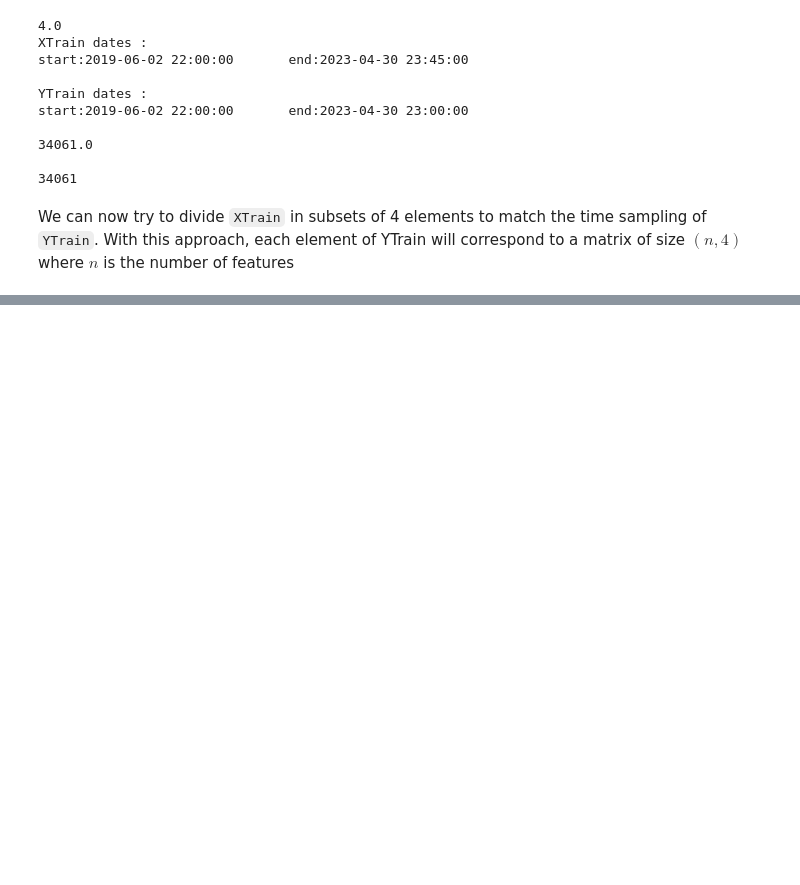
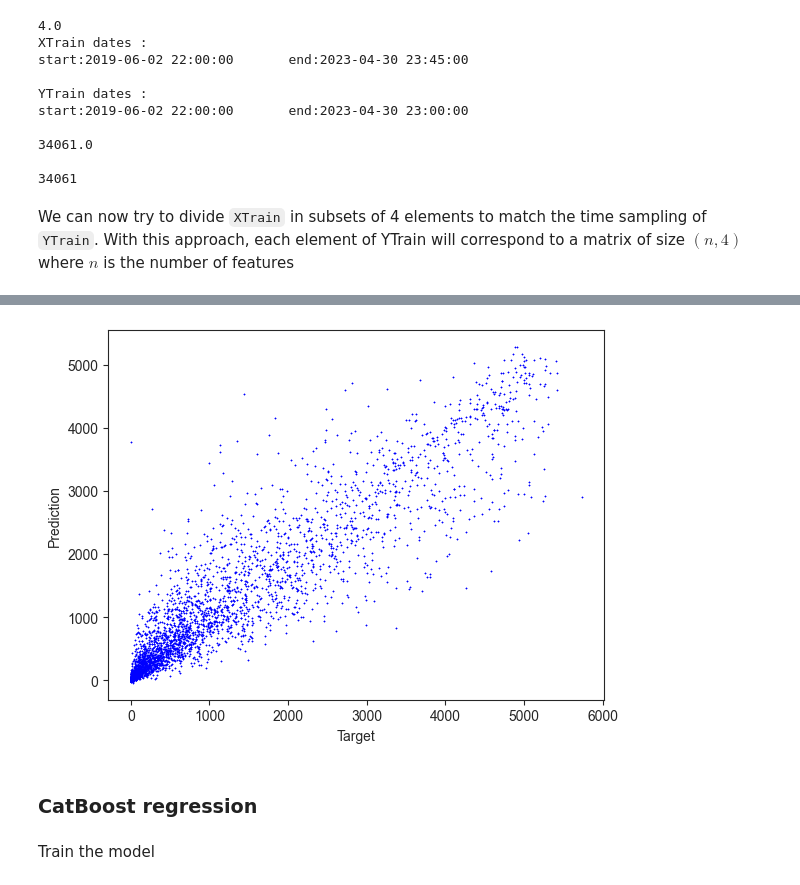
Before and after one commit to hugokerino/Energy-forecasting-NTNU, a Jupyter notebook: data/Noe/Data_exploration.ipynb, the cells around one changed output, grey strips where cells are left out. Saved outputs shown, nothing was run; the diff lists cells and outputs as text; code cells hidden in the pictures; blank space fills up the shorter version.

```diff
--- a/data/Noe/Data_exploration.ipynb
+++ b/data/Noe/Data_exploration.ipynb
@@ -544,0 +608,22 @@ YData_selected = YData_selected['pv_measurement']
+# %%
+# Convert data to LightGBM Dataset format
+train_data = lgb.Dataset(X_train, label=Y_train)
+test_data = lgb.Dataset(X_test, label=Y_test)
+
+# Set LightGBM hyperparameters
+params = {
+    "objective": "regression",
+    "metric": "mse",
+    "num_leaves": 1000,
+    "learning_rate": 0.05,
+}
+
+# Train the LightGBM model
+model = lgb.train(params, train_data, num_boost_round=1000)
+
+# Make predictions
+y_pred = model.predict(X_test, num_iteration=model.best_iteration)
+
+# Evaluate the model
+mse = mean_squared_error(Y_test, y_pred)
+print(f"Mean Squared Error: {mse:.0f}")
@@ -544,0 +648,18 @@ YData_selected = YData_selected['pv_measurement']
+# %%
+plt.figure()
+plt.scatter(Y_test,y_pred,s=0.05,c="b",marker="*",)
+plt.xlabel("Target")
+plt.ylabel("Prediction")
+plt.show()
+
+#plt.figure(figsize=(10, 5))
+#x = np.arange(0,len(Y_test))
+#plt.plot(x,Y_test, label = 'Target')
+#plt.plot(x,y_pred, label = 'Prediction')
+#plt.legend()
+#plt.xlim([100, 350])
+#plt.show()
+# %% [output]
+[figure, added]
+# %% [markdown]
+### CatBoost regression
@@ -544,0 +669,2 @@ YData_selected = YData_selected['pv_measurement']
+# %% [markdown]
+Train the model
```
Also changed, not shown: parts of 22 cells of this notebook.
